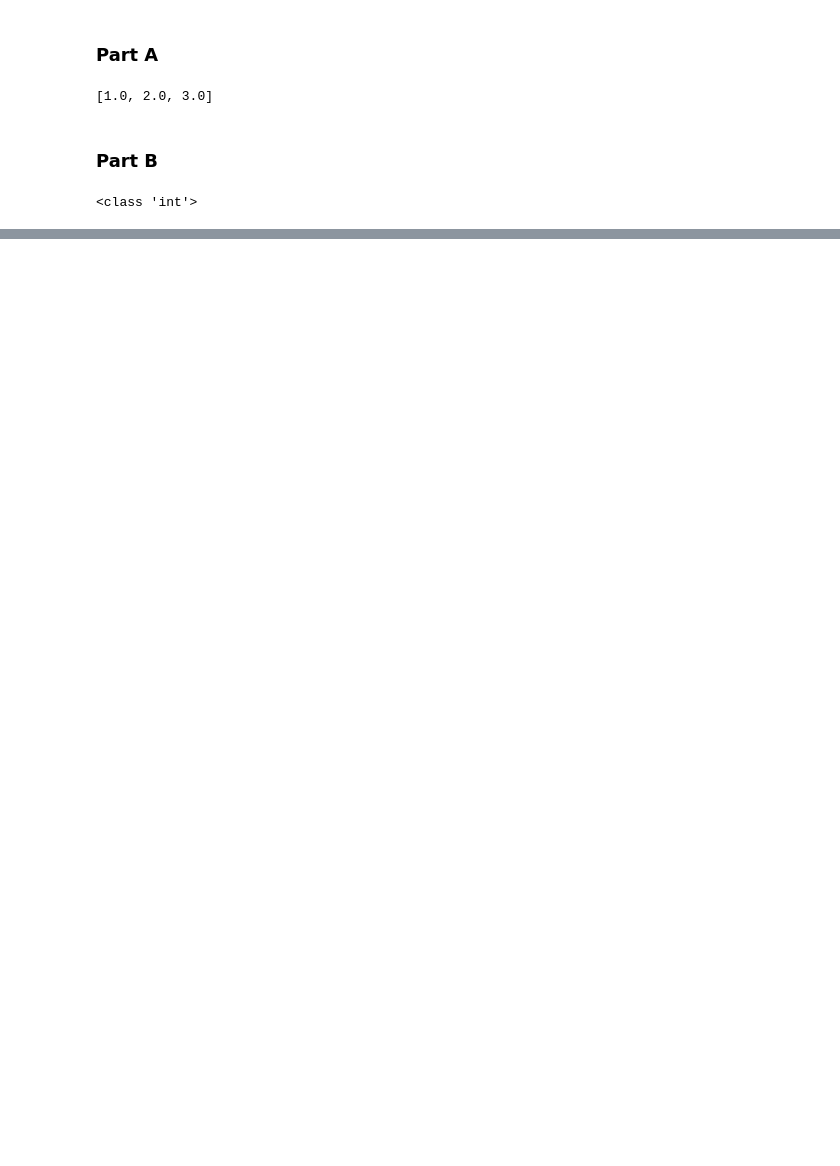
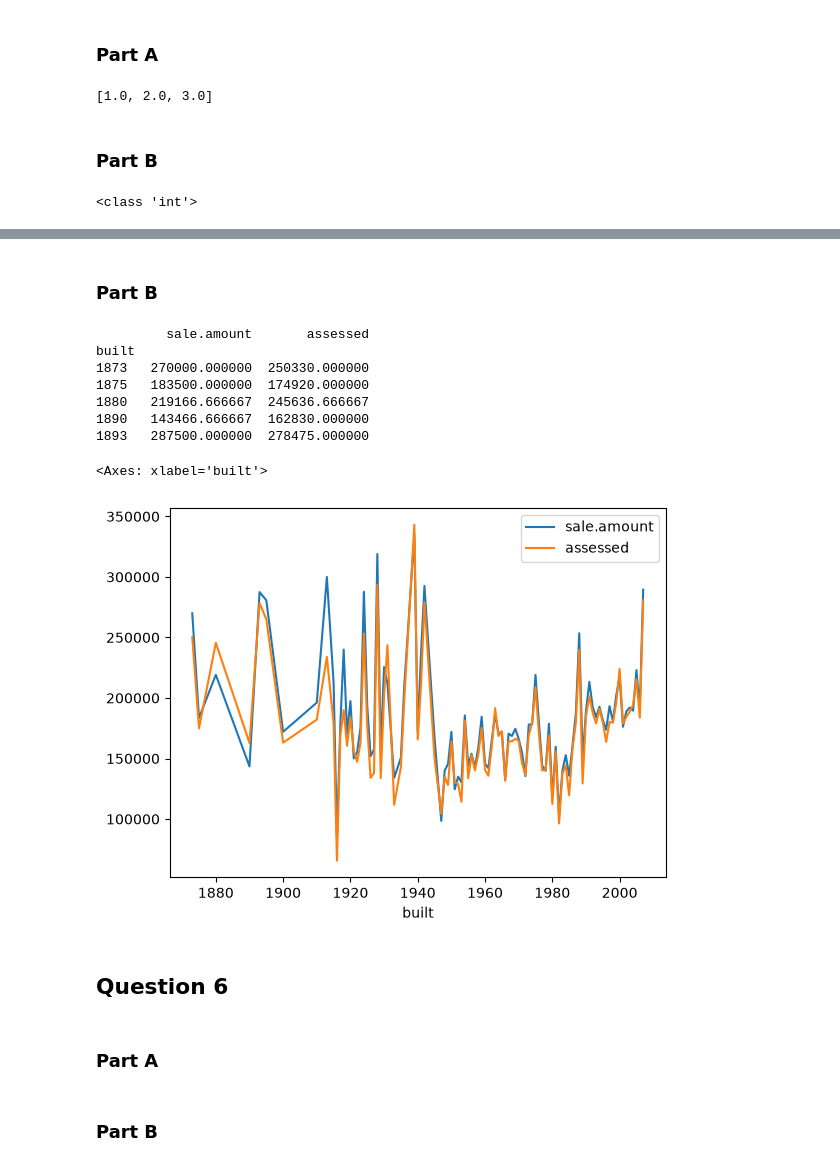
Before and after one commit to khanhdo05/Intro-to-ML, a Jupyter notebook: lab1.ipynb, the cells around one changed output, grey strips where cells are left out. Cells and saved outputs as stored; diff of their text form; code cells hidden in the pictures; blank space fills up the shorter version.

```diff
--- a/lab1.ipynb
+++ b/lab1.ipynb
@@ -36,0 +99,20 @@ print(type(Q2_list[2][1]))
+# %% [markdown]
+### Part B
+# %%
+data = ic_homes.groupby('built').agg({'sale.amount': 'mean', 'assessed': 'mean'})
+print(data.head(5))
+data.plot(kind='line')
+# %% [output]
+         sale.amount       assessed
+built
+1873   270000.000000  250330.000000
+1875   183500.000000  174920.000000
+1880   219166.666667  245636.666667
+1890   143466.666667  162830.000000
+1893   287500.000000  278475.000000
+<Axes: xlabel='built'>
+[figure, added]
+# %% [markdown]
+## Question 6
+# %% [markdown]
+### Part A
@@ -36,0 +141,2 @@ print(type(Q2_list[2][1]))
+# %% [markdown]
+### Part B
```
Also changed, not shown: parts of 21 cells of this notebook, 4 other files.
